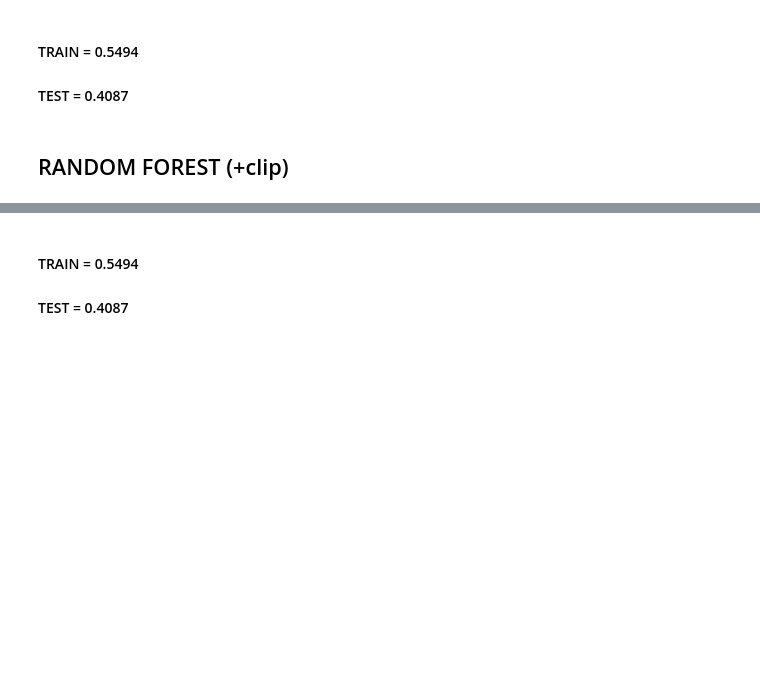
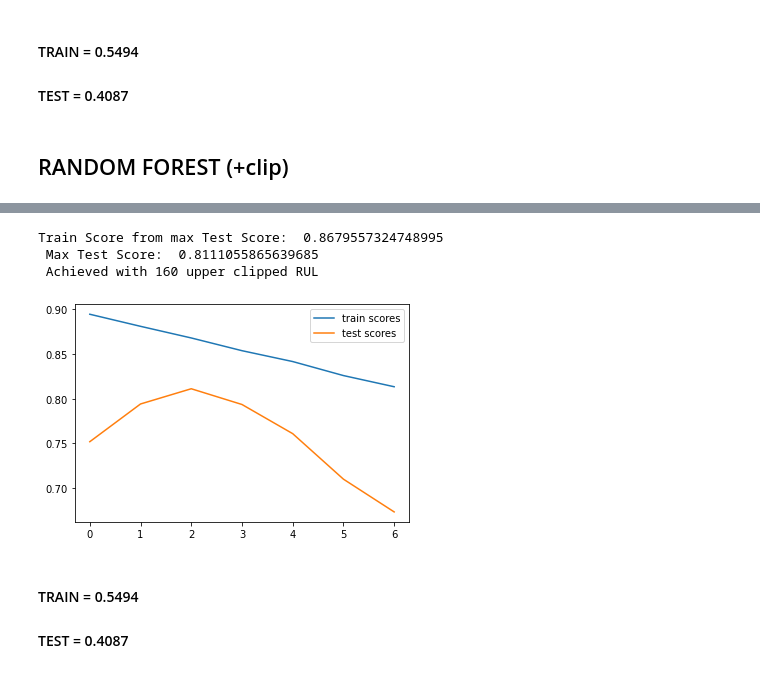
Before and after one commit to LorenzoCastroDS/TFM, a Jupyter notebook: Fast TFM.ipynb, the cells around one changed output, grey strips where cells are left out. Saved outputs shown, nothing was run; the diff lists cells and outputs as text; code cells hidden in the pictures; blank space fills up the shorter version.

```diff
--- a/Fast TFM.ipynb
+++ b/Fast TFM.ipynb
@@ -27,10 +27,10 @@ df_train_1["RUL"] = df_train_1["Max_cycle"] - df_train_1["Cycle"]
 df_train_1 = df_train_1.drop(["Max_cycle"],axis=1)
 
 df_train_1.drop(columns="operarional_setting_3",axis=1, inplace=True)
-columns_to_delete = ['sensor_measurement_1', 'sensor_measurement_5', 'sensor_measurement_6', 'sensor_measurement_10', 'sensor_measurement_16', 'sensor_measurement_18', 'sensor_measurement_19']
+columns_to_delete = ['sensor_measurement_1', 'sensor_measurement_5', 'sensor_measurement_6', 'sensor_measurement_10',"sensor_measurement_14", 'sensor_measurement_16', 'sensor_measurement_18', 'sensor_measurement_19']
 df_train_1.drop(columns=columns_to_delete, axis=1, inplace=True)
 
-#df_train_1.drop(columns="sensor_measurement_14", axis=1, inplace=True)
+
 
 df_train_1.shape
 # %% [output]
@@ -591,13 +668,18 @@ for clip in clips:
 # %%
-plt.plot(range(0,len(column)),train_scores,label="train scores")
-plt.plot(range(0,len(column)), test_scores, label="test scores")
+plt.plot(range(0,len(clips)),train_scores_rf,label="train scores")
+plt.plot(range(0,len(clips)), test_scores_rf, label="test scores")
 plt.legend()
-mx_test = max(test_scores)
-mx_idx = test_scores.index(mx_test)
-train_mx_test = train_scores[mx_idx]
-print("SVR Train Score from max Test Score: ", train_mx_test, "\n",
+mx_test = max(test_scores_rf)
+mx_idx = test_scores_rf.index(mx_test)
+train_mx_test = train_scores_rf[mx_idx]
+print("Train Score from max Test Score: ", train_mx_test, "\n",
       "Max Test Score: ", mx_test, "\n",
-     "Achieved with {} features out of 15".format(mx_idx))
+     "Achieved with {} upper clipped RUL".format(clip))
+# %% [output]
+Train Score from max Test Score:  0.8679557324748995
+ Max Test Score:  0.8111055865639685
+ Achieved with 160 upper clipped RUL
+[figure, added]
 # %% [markdown]
 #### TRAIN = 0.5494
 #### TEST = 0.4087
```
Also changed, not shown: parts of 14 cells of this notebook, 1 other file.
